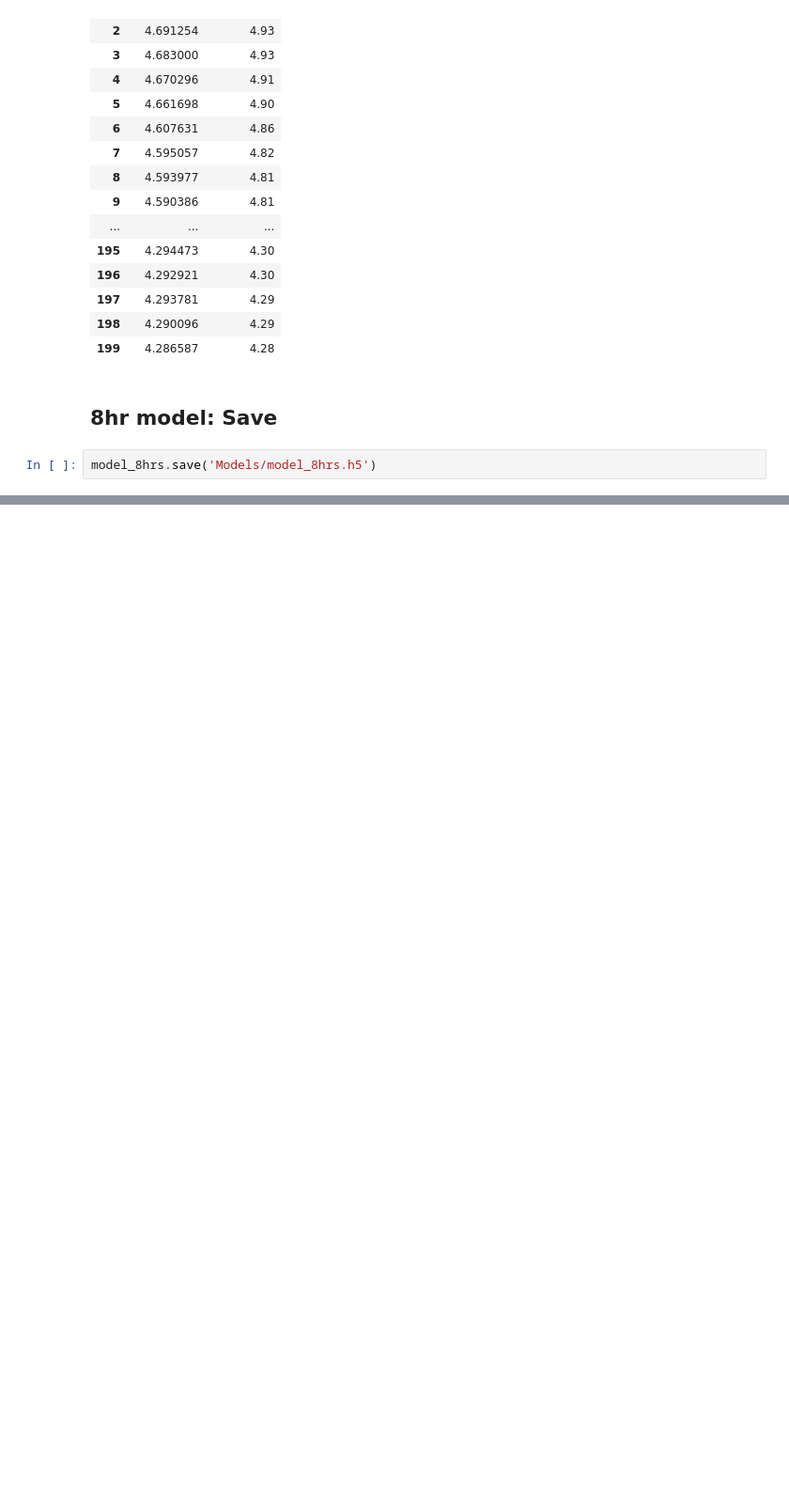
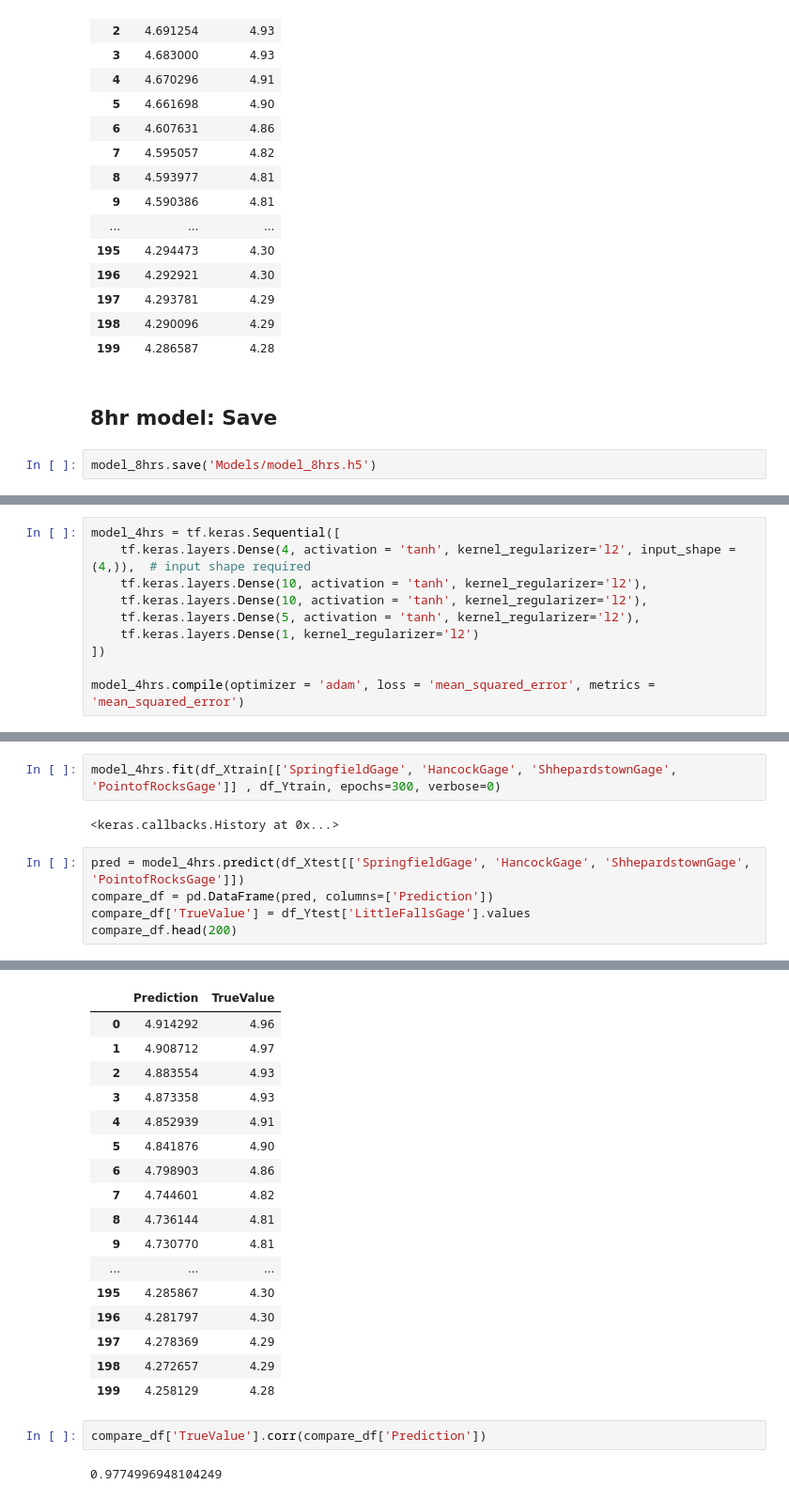
Before and after one commit to jt-hunter/River_data_scrap, a Jupyter notebook: Modeling Analysis.ipynb, the cells around one changed output, grey strips where cells are left out. Shown at 94% size. Saved outputs shown, nothing was run; the diff lists cells and outputs as text; blank space fills up the shorter version.

```diff
--- a/Modeling Analysis.ipynb
+++ b/Modeling Analysis.ipynb
@@ -278,0 +281,10 @@ model_8hrs.save('Models/model_8hrs.h5')
+# %%
+model_4hrs = tf.keras.Sequential([
+    tf.keras.layers.Dense(4, activation = 'tanh', kernel_regularizer='l2', input_shape = (4,)),  # input shape required
+    tf.keras.layers.Dense(10, activation = 'tanh', kernel_regularizer='l2'),
+    tf.keras.layers.Dense(10, activation = 'tanh', kernel_regularizer='l2'),
+    tf.keras.layers.Dense(5, activation = 'tanh', kernel_regularizer='l2'),
+    tf.keras.layers.Dense(1, kernel_regularizer='l2')
+])
+
+model_4hrs.compile(optimizer = 'adam', loss = 'mean_squared_error', metrics = 'mean_squared_error')
@@ -278,0 +294,10 @@ model_8hrs.save('Models/model_8hrs.h5')
+# %%
+model_4hrs.fit(df_Xtrain[['SpringfieldGage', 'HancockGage', 'ShhepardstownGage', 'PointofRocksGage']] , df_Ytrain, epochs=300, verbose=0)
+# %% [output]
+<keras.callbacks.History at 0x...>
+# %%
+pred = model_4hrs.predict(df_Xtest[['SpringfieldGage', 'HancockGage', 'ShhepardstownGage', 'PointofRocksGage']])
+compare_df = pd.DataFrame(pred, columns=['Prediction'])
+compare_df['TrueValue'] = df_Ytest['LittleFallsGage'].values
+compare_df.head(200)
+# %% [output]
@@ -278,0 +305,21 @@ model_8hrs.save('Models/model_8hrs.h5')
+|  | Prediction | TrueValue |
+| 0 | 4.914292 | 4.96 |
+| 1 | 4.908712 | 4.97 |
+| 2 | 4.883554 | 4.93 |
+| 3 | 4.873358 | 4.93 |
+| 4 | 4.852939 | 4.91 |
+| 5 | 4.841876 | 4.90 |
+| 6 | 4.798903 | 4.86 |
+| 7 | 4.744601 | 4.82 |
+| 8 | 4.736144 | 4.81 |
+| 9 | 4.730770 | 4.81 |
+| ... | ... | ... |
+| 195 | 4.285867 | 4.30 |
+| 196 | 4.281797 | 4.30 |
+| 197 | 4.278369 | 4.29 |
+| 198 | 4.272657 | 4.29 |
+| 199 | 4.258129 | 4.28 |
+# %%
+compare_df['TrueValue'].corr(compare_df['Prediction'])
+# %% [output]
+0.9774996948104249
```
Also changed, not shown: parts of 4 cells of this notebook.
